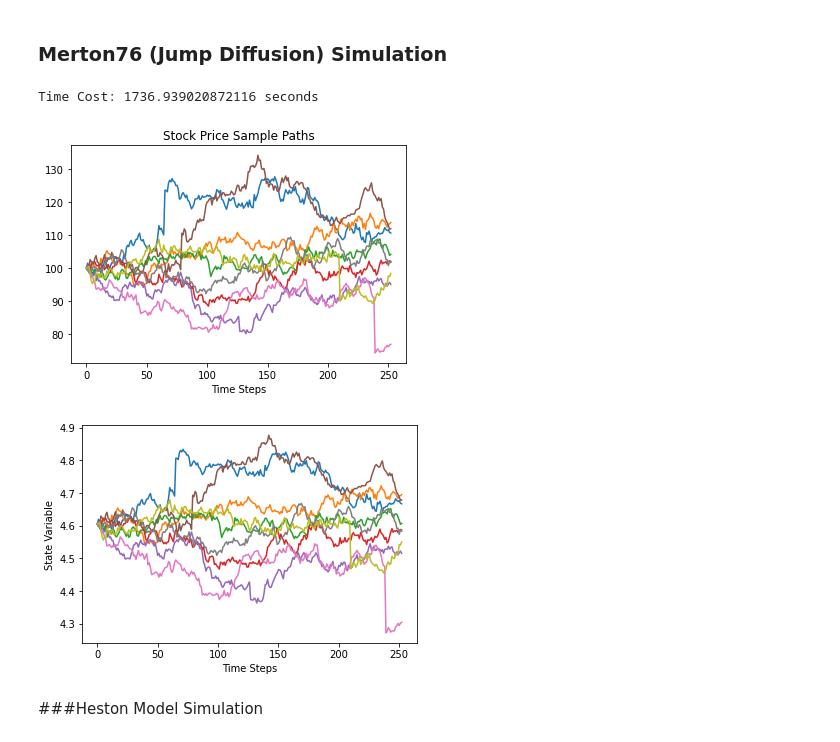
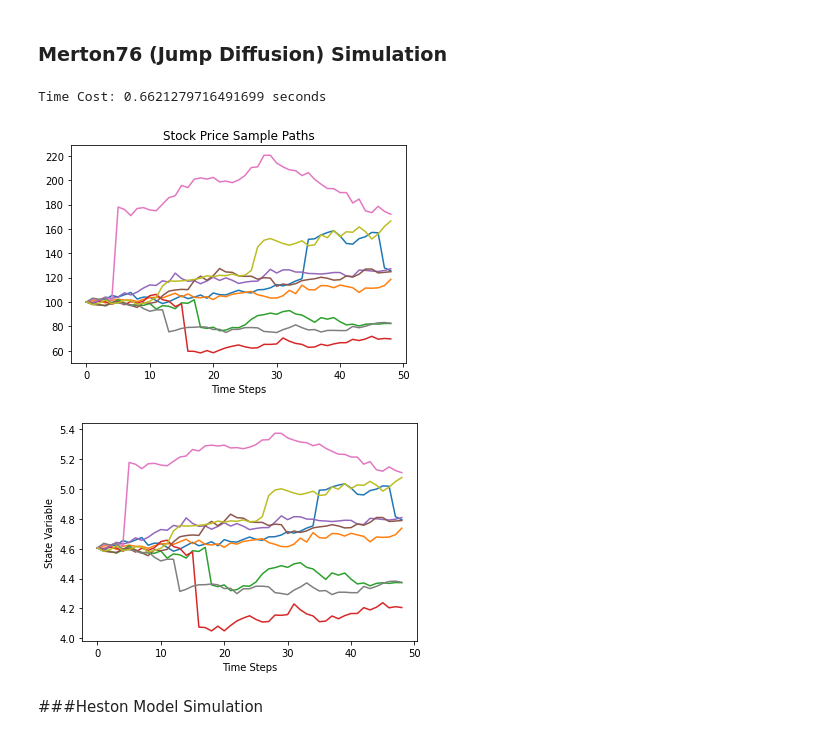
Before and after one commit to enriquecorimayo/Doctorado, a Jupyter notebook: QLBSwithSimulation.ipynb, the cells around one changed output. Saved outputs shown, nothing was run; the diff lists cells and outputs as text; code cells hidden in the pictures.

```diff
--- a/QLBSwithSimulation.ipynb
+++ b/QLBSwithSimulation.ipynb
@@ -28,9 +30,11 @@ mu = 0.05     # drift
 sigma = 0.15  # volatility
 r = 0.03      # risk-free rate
 M = 1         # maturity
-T = 252        # number of time steps
+T = 48        # number of time steps
+K = 100 #Strike
 
-N_MC = 10000 # 10000 # 50000   # number of paths
+N_MC = 5000 # 10000 # 50000   # number of paths
+risk_lambda = 0.001 # 0.001 # 0.0001            # risk aversion
 
 delta_t = M / T                # time interval
 gamma = np.exp(- r * delta_t)  # discount factor
@@ -109,36 +113,39 @@ def merton_jump_paths(S, T, r, sigma,  lam, m, v, steps, Npaths):
                               sigma*np.sqrt(dt) * \
                               np.random.normal(size=size)), axis=0)
 
     return np.exp(geo+poi_rv)*S
 m = -0.1 # meean of jump size
 v = 0.3 # standard deviation of jump
 lam =1 # intensity of jump i.e. number of jumps per annum
 
 jumpDiffusionPaths = merton_jump_paths(S0, M, r, sigma, lam, m, v, T, N_MC-1)
 S_M76.loc[:,1:] = np.transpose(jumpDiffusionPaths)
 
 # state variable
 X_M76 = - (mu - 1/2 * sigma**2) * np.arange(T+1) * delta_t + np.log(S_M76)   # delta_t here is due to their conventions
 
+delta_S_M76 = S_M76.loc[:,1:T].values - np.exp(r * delta_t) * S_M76.loc[:,0:T-1]
+delta_S_hat_M76 = delta_S_M76.apply(lambda x: x - np.mean(x), axis=0)
+
 endtime = time.time()
 print('\nTime Cost:', endtime - starttime, 'seconds')
 
 # plot 10 paths
 step_size = N_MC // 10
 idx_plot = np.arange(step_size, N_MC, step_size)
 plt.plot(S_M76.T.iloc[:, idx_plot])
 plt.xlabel('Time Steps')
 plt.title('Stock Price Sample Paths')
 plt.show()
 
 plt.plot(X_M76.T.iloc[:, idx_plot])
 plt.xlabel('Time Steps')
 plt.ylabel('State Variable')
 plt.show()
 # %% [output]
-Time Cost: 1736.939020872116 seconds
+Time Cost: 0.6621279716491699 seconds
-[figure, old version]
+[figure, new version]
-[figure, old version]
+[figure, new version]
 # %% [markdown]
 ###Heston Model Simulation
 # %%
```
Also changed, not shown: parts of 31 cells of this notebook.
